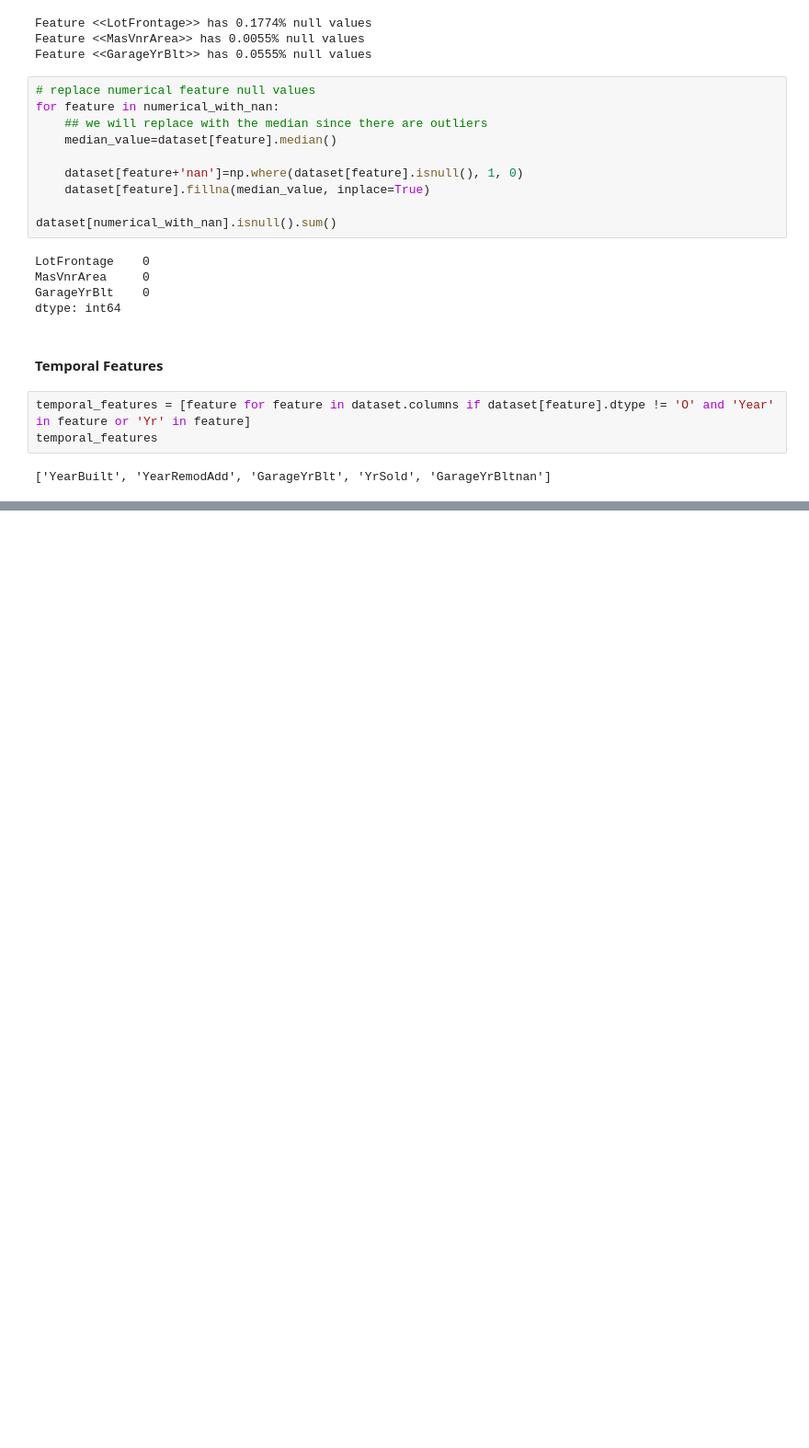
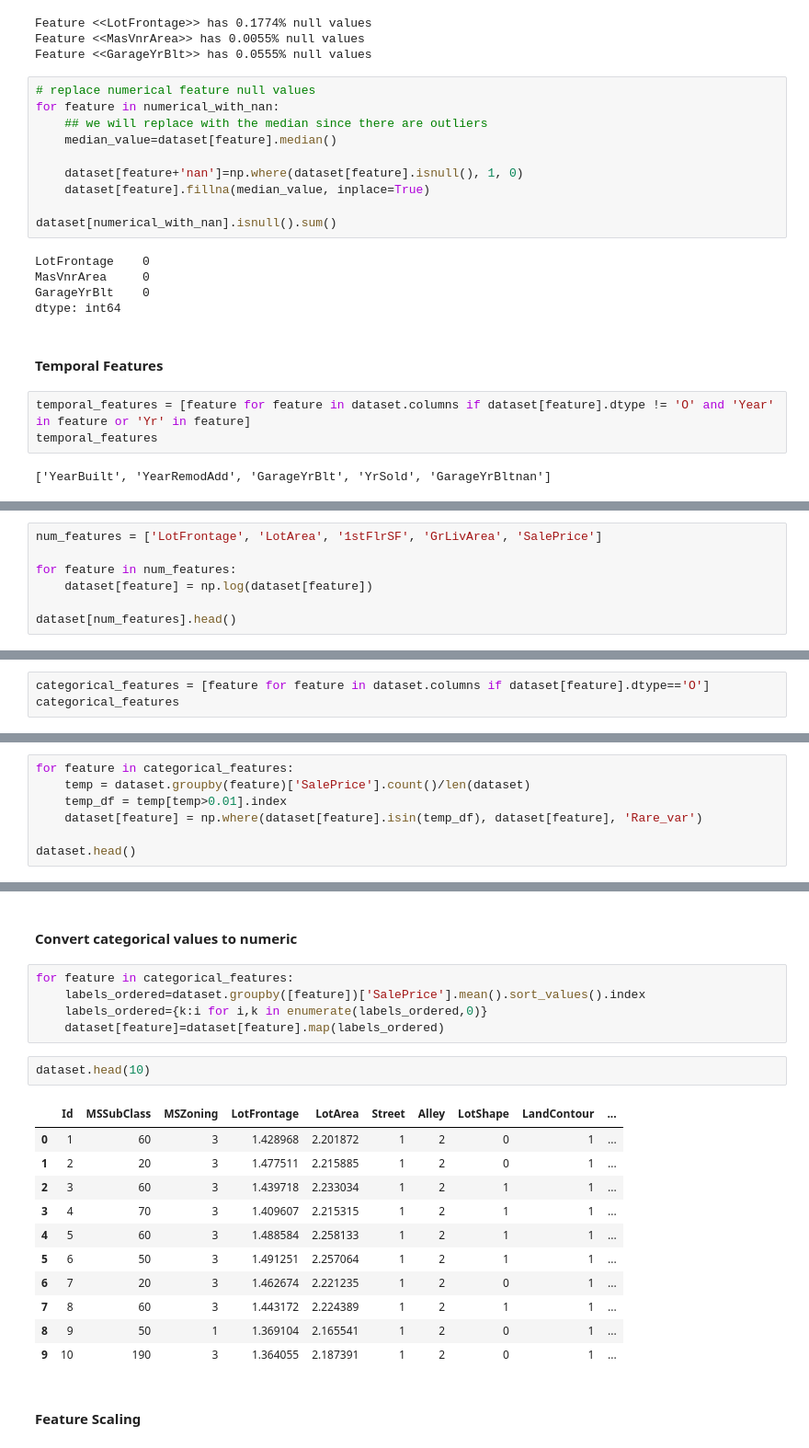
Before and after one commit to ZizZu94/house-prices, a Jupyter notebook: feature-engineering.ipynb, the cells around one changed output, grey strips where cells are left out. Shown: that part at 92% size. Saved outputs shown, nothing was run; the diff lists cells and outputs as text; blank space fills up the shorter version.

```diff
--- a/feature-engineering.ipynb
+++ b/feature-engineering.ipynb
@@ -135,0 +149,7 @@ dataset[['YearBuilt', 'YearRemodAdd', 'GarageYrBlt']].head()
+# %%
+num_features = ['LotFrontage', 'LotArea', '1stFlrSF', 'GrLivArea', 'SalePrice']
+
+for feature in num_features:
+    dataset[feature] = np.log(dataset[feature])
+
+dataset[num_features].head()
@@ -135,0 +167,3 @@ dataset[['YearBuilt', 'YearRemodAdd', 'GarageYrBlt']].head()
+# %%
+categorical_features = [feature for feature in dataset.columns if dataset[feature].dtype=='O']
+categorical_features
@@ -135,0 +188,7 @@ dataset[['YearBuilt', 'YearRemodAdd', 'GarageYrBlt']].head()
+# %%
+for feature in categorical_features:
+    temp = dataset.groupby(feature)['SalePrice'].count()/len(dataset)
+    temp_df = temp[temp>0.01].index
+    dataset[feature] = np.where(dataset[feature].isin(temp_df), dataset[feature], 'Rare_var')
+
+dataset.head()
@@ -135,0 +202,23 @@ dataset[['YearBuilt', 'YearRemodAdd', 'GarageYrBlt']].head()
+# %% [markdown]
+#### Convert categorical values to numeric
+# %%
+for feature in categorical_features:
+    labels_ordered=dataset.groupby([feature])['SalePrice'].mean().sort_values().index
+    labels_ordered={k:i for i,k in enumerate(labels_ordered,0)}
+    dataset[feature]=dataset[feature].map(labels_ordered)
+# %%
+dataset.head(10)
+# %% [output]
+|  | Id | MSSubClass | MSZoning | LotFrontage | LotArea | Street | Alley | LotShape | LandContour | ... |
+| 0 | 1 | 60 | 3 | 1.428968 | 2.201872 | 1 | 2 | 0 | 1 | ... |
+| 1 | 2 | 20 | 3 | 1.477511 | 2.215885 | 1 | 2 | 0 | 1 | ... |
+| 2 | 3 | 60 | 3 | 1.439718 | 2.233034 | 1 | 2 | 1 | 1 | ... |
+| 3 | 4 | 70 | 3 | 1.409607 | 2.215315 | 1 | 2 | 1 | 1 | ... |
+| 4 | 5 | 60 | 3 | 1.488584 | 2.258133 | 1 | 2 | 1 | 1 | ... |
+| 5 | 6 | 50 | 3 | 1.491251 | 2.257064 | 1 | 2 | 1 | 1 | ... |
+| 6 | 7 | 20 | 3 | 1.462674 | 2.221235 | 1 | 2 | 0 | 1 | ... |
+| 7 | 8 | 60 | 3 | 1.443172 | 2.224389 | 1 | 2 | 1 | 1 | ... |
+| 8 | 9 | 50 | 1 | 1.369104 | 2.165541 | 1 | 2 | 0 | 1 | ... |
+| 9 | 10 | 190 | 3 | 1.364055 | 2.187391 | 1 | 2 | 0 | 1 | ... |
+# %% [markdown]
+#### Feature Scaling
```
Also changed, not shown: parts of 12 cells of this notebook, 2 other files.
